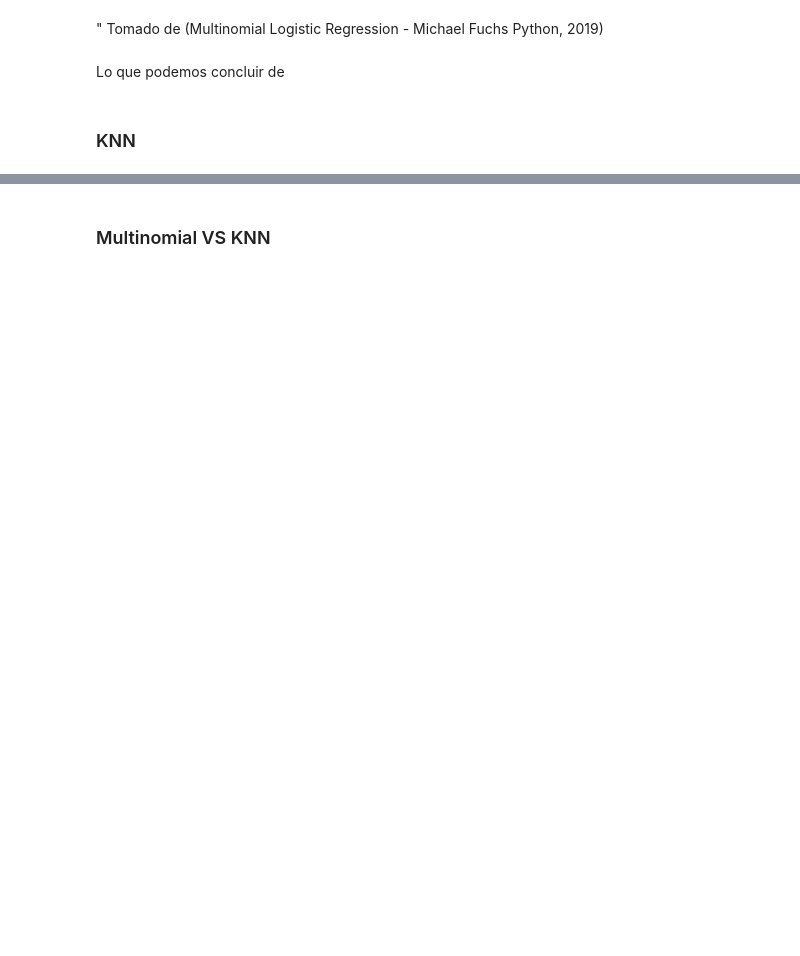
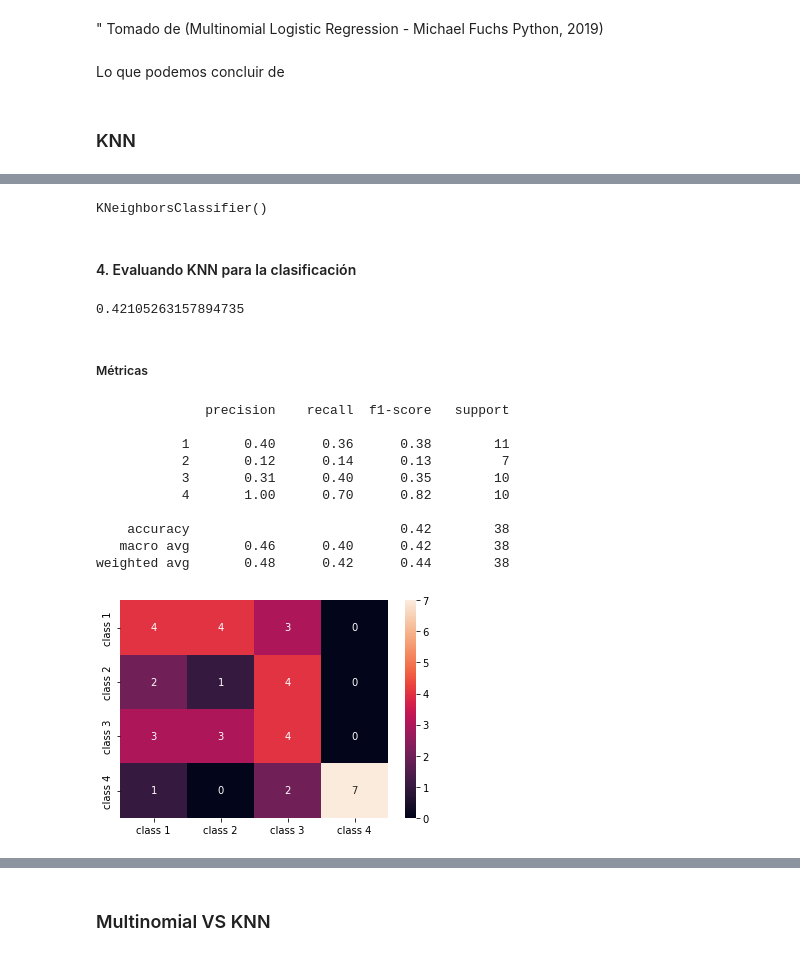
Before and after one commit to td2USA-20232/g2Caso3, a Jupyter notebook: caso3_g2.ipynb, the cells around one changed output, grey strips where cells are left out. Saved outputs shown, nothing was run; the diff lists cells and outputs as text; code cells hidden in the pictures; blank space fills up the shorter version.

```diff
--- a/caso3_g2.ipynb
+++ b/caso3_g2.ipynb
@@ -316,0 +386,17 @@ Lo que podemos concluir de
+# %%
+from sklearn.model_selection import train_test_split
+
+#Semilla aleatoria debido que es un modelo de aprendizaje porlo tanto cada que ejecute el mismo codigo, obtendra la misma división de datos cada vez.
+SEED = 42
+
+# Esta línea realiza la división real del conjunto de datos en conjuntos de entrenamiento y prueba.
+X_train, X_test, y_train, y_test = train_test_split(X, y, test_size=0.25, random_state=SEED)
+# %%
+# Escalado de características para la clasificación
+from sklearn.preprocessing import StandardScaler
+
+scaler = StandardScaler()
+scaler.fit(X_train)
+
+X_train = scaler.transform(X_train)
+X_test = scaler.transform(X_test)
@@ -316,0 +425,45 @@ Lo que podemos concluir de
+# %%
+from sklearn.neighbors import KNeighborsClassifier
+
+classifier = KNeighborsClassifier()
+classifier.fit(X_train, y_train)
+# %% [output]
+KNeighborsClassifier()
+# %%
+# Tras ajustar el KNeighborsClassifier, podemos predecir las clases de los datos de prueba:
+y_pred = classifier.predict(X_test)
+# %% [markdown]
+#### 4. Evaluando KNN para la clasificación
+# %%
+acc =  classifier.score(X_test, y_test)
+print(acc)
+# %% [output]
+0.42105263157894735
+# %% [markdown]
+##### Métricas
+# %%
+from sklearn.metrics import classification_report, confusion_matrix
+#importing Seaborn's to use the heatmap
+import seaborn as sns
+
+# Adding classes names for better interpretation
+classes_names = ['class 1','class 2', 'class 3', 'class 4']
+cm = pd.DataFrame(confusion_matrix(y_test, y_pred),
+                  columns=classes_names, index = classes_names)
+
+# Seaborn's heatmap to better visualize the confusion matrix
+sns.heatmap(cm, annot=True, fmt='d');
+
+print(classification_report(y_test, y_pred))
+# %% [output]
+              precision    recall  f1-score   support
+
+           1       0.40      0.36      0.38        11
+           2       0.12      0.14      0.13         7
+           3       0.31      0.40      0.35        10
+           4       1.00      0.70      0.82        10
+
+    accuracy                           0.42        38
+   macro avg       0.46      0.40      0.42        38
+weighted avg       0.48      0.42      0.44        38
+[figure, added]
```
Also changed, not shown: parts of 37 cells of this notebook.
